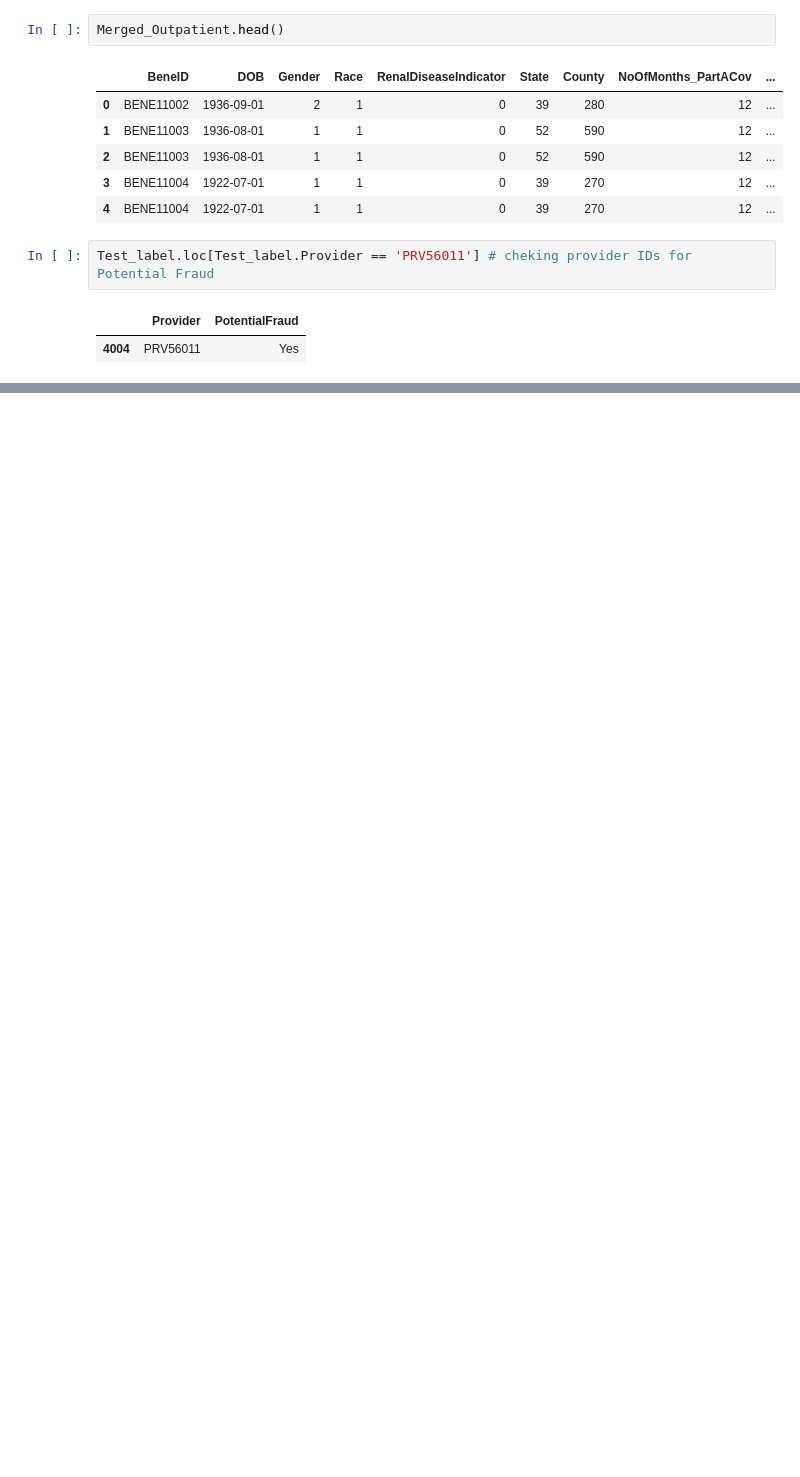
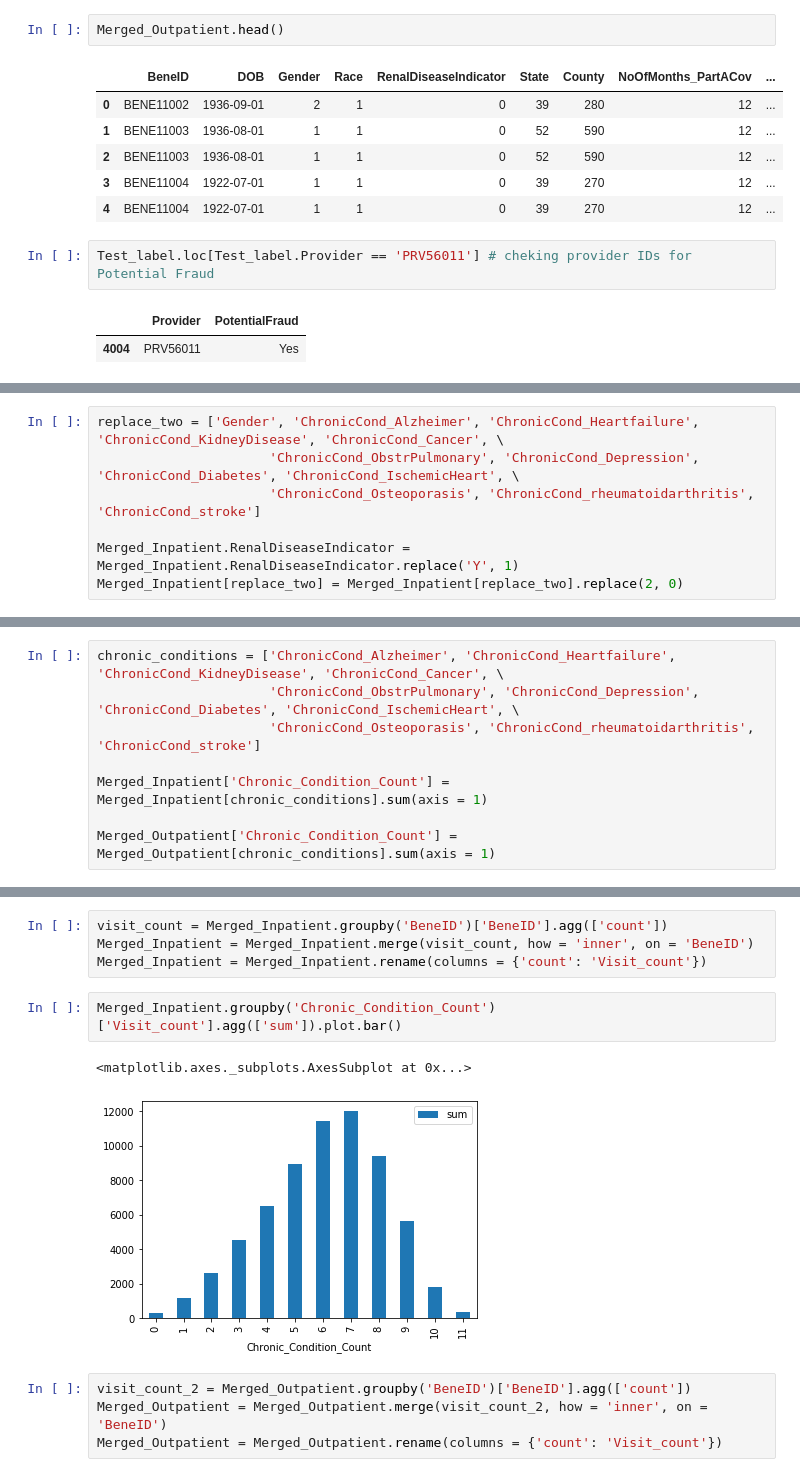
Before and after one commit to SubornaN/Health_Care_Fraud_Detection, a Jupyter notebook: Fraud_Detection_EDA.ipynb, the cells around one changed output, grey strips where cells are left out. Drawn from its saved outputs; the diff is of its cells as text; blank space fills up the shorter version.

```diff
--- a/Fraud_Detection_EDA.ipynb
+++ b/Fraud_Detection_EDA.ipynb
@@ -211,0 +214,7 @@ Test_label.loc[Test_label.Provider == 'PRV56011'] # cheking provider IDs for Pot
+# %%
+replace_two = ['Gender', 'ChronicCond_Alzheimer', 'ChronicCond_Heartfailure', 'ChronicCond_KidneyDisease', 'ChronicCond_Cancer', \
+                      'ChronicCond_ObstrPulmonary', 'ChronicCond_Depression', 'ChronicCond_Diabetes', 'ChronicCond_IschemicHeart', \
+                      'ChronicCond_Osteoporasis', 'ChronicCond_rheumatoidarthritis', 'ChronicCond_stroke']
+
+Merged_Inpatient.RenalDiseaseIndicator = Merged_Inpatient.RenalDiseaseIndicator.replace('Y', 1)
+Merged_Inpatient[replace_two] = Merged_Inpatient[replace_two].replace(2, 0)
@@ -211,0 +269,8 @@ Test_label.loc[Test_label.Provider == 'PRV56011'] # cheking provider IDs for Pot
+# %%
+chronic_conditions = ['ChronicCond_Alzheimer', 'ChronicCond_Heartfailure', 'ChronicCond_KidneyDisease', 'ChronicCond_Cancer', \
+                      'ChronicCond_ObstrPulmonary', 'ChronicCond_Depression', 'ChronicCond_Diabetes', 'ChronicCond_IschemicHeart', \
+                      'ChronicCond_Osteoporasis', 'ChronicCond_rheumatoidarthritis', 'ChronicCond_stroke']
+
+Merged_Inpatient['Chronic_Condition_Count'] = Merged_Inpatient[chronic_conditions].sum(axis = 1)
+
+Merged_Outpatient['Chronic_Condition_Count'] = Merged_Outpatient[chronic_conditions].sum(axis = 1)
@@ -211,0 +284,13 @@ Test_label.loc[Test_label.Provider == 'PRV56011'] # cheking provider IDs for Pot
+# %%
+visit_count = Merged_Inpatient.groupby('BeneID')['BeneID'].agg(['count'])
+Merged_Inpatient = Merged_Inpatient.merge(visit_count, how = 'inner', on = 'BeneID')
+Merged_Inpatient = Merged_Inpatient.rename(columns = {'count': 'Visit_count'})
+# %%
+Merged_Inpatient.groupby('Chronic_Condition_Count')['Visit_count'].agg(['sum']).plot.bar()
+# %% [output]
+<matplotlib.axes._subplots.AxesSubplot at 0x...>
+[figure, added]
+# %%
+visit_count_2 = Merged_Outpatient.groupby('BeneID')['BeneID'].agg(['count'])
+Merged_Outpatient = Merged_Outpatient.merge(visit_count_2, how = 'inner', on = 'BeneID')
+Merged_Outpatient = Merged_Outpatient.rename(columns = {'count': 'Visit_count'})
```
Also changed, not shown: parts of 36 cells of this notebook.
